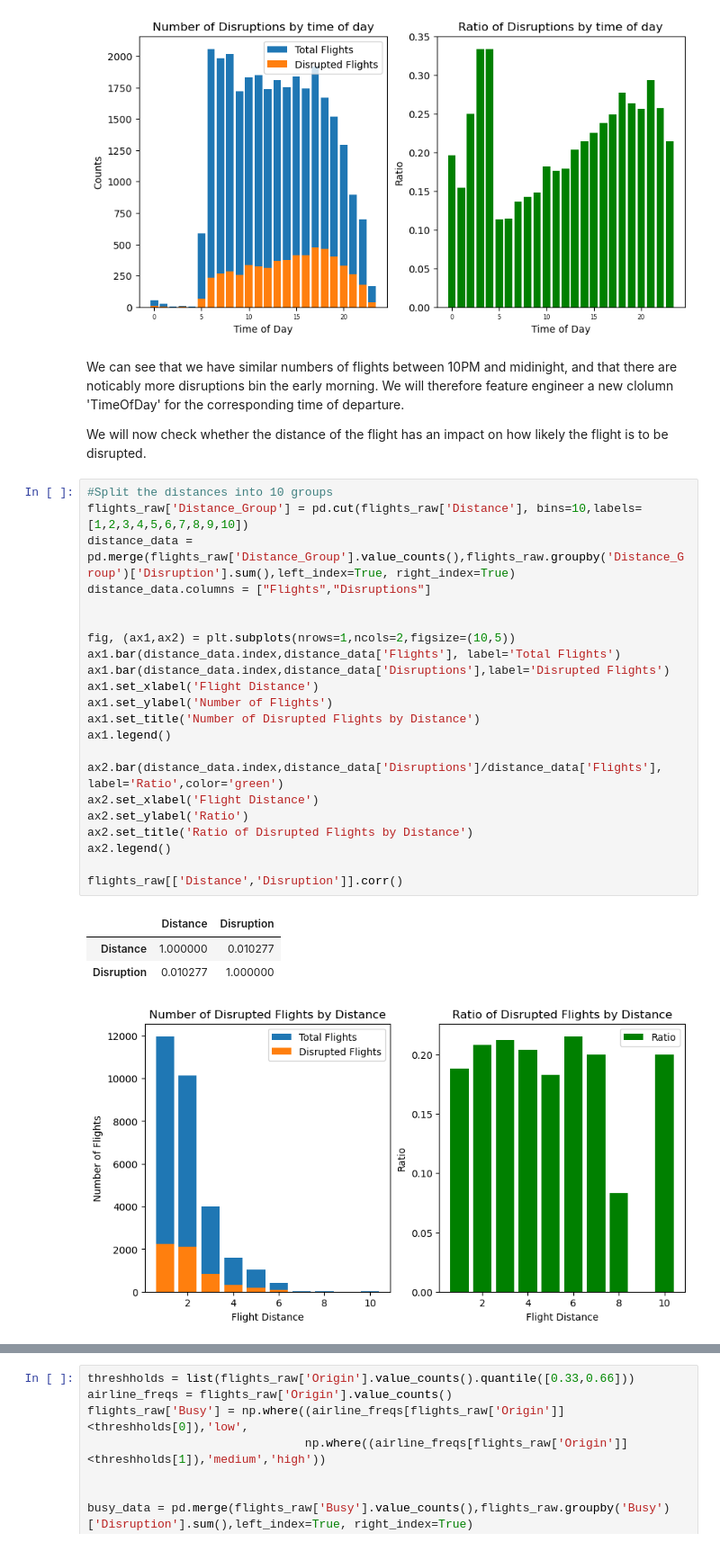
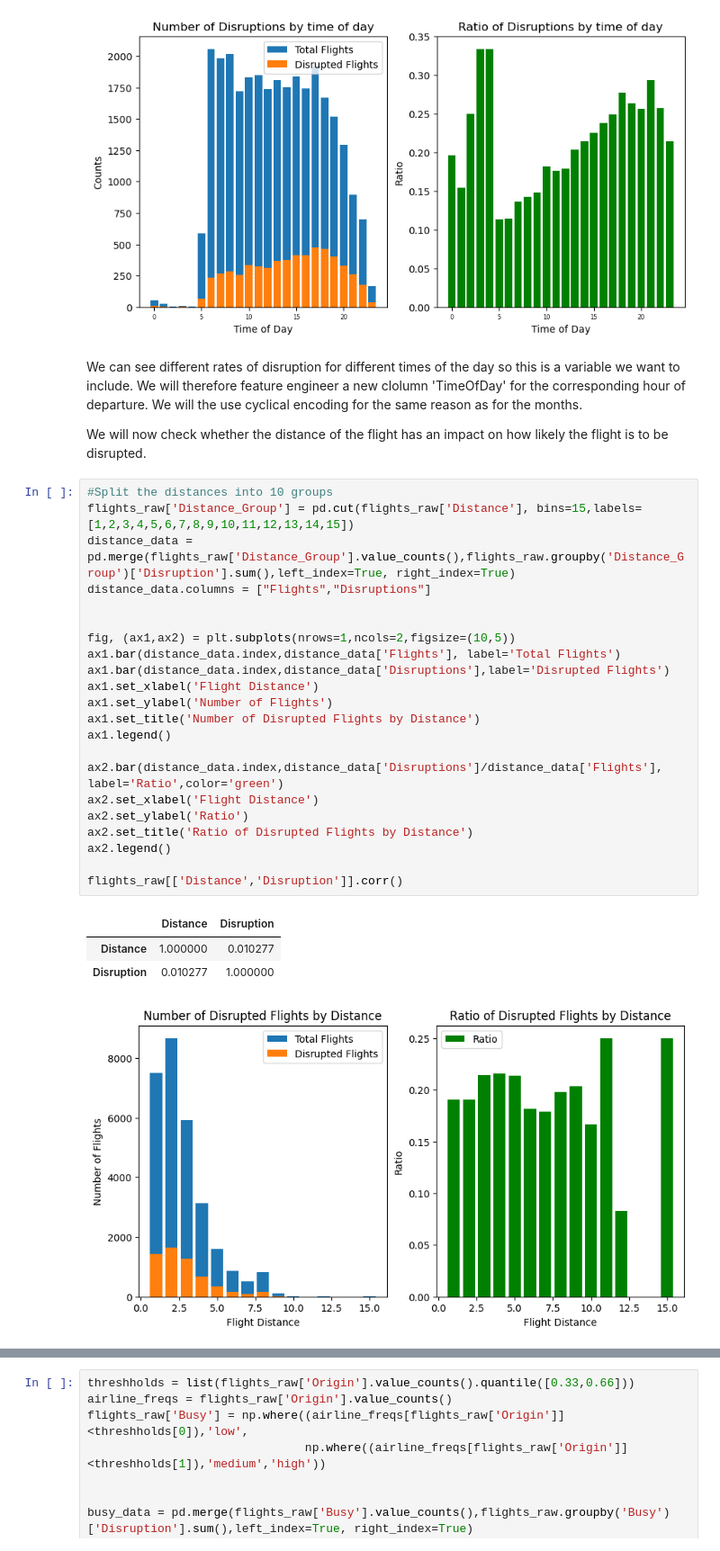
Before and after one commit to samuelleehope/ID5059_Flight_Prediction, a Jupyter notebook: ID5059Project1.ipynb, the cells around one changed output, grey strips where cells are left out. Shown at 90% size. Cells and saved outputs as stored; diff of their text form.

```diff
--- a/ID5059Project1.ipynb
+++ b/ID5059Project1.ipynb
@@ -204,34 +207,34 @@ ax2.tick_params(axis='x', which='both', labelsize = 6)
 # %% [output]
 [figure]
 # %% [markdown]
-We can see that we have similar numbers of flights between 10PM and midinight, and that there are noticably more disruptions bin the early morning. We will therefore feature engineer a new clolumn 'TimeOfDay' for the corresponding time of departure.
+We can see different rates of disruption for different times of the day so this is a variable we want to include. We will therefore feature engineer a new clolumn 'TimeOfDay' for the corresponding hour of departure. We will the use cyclical encoding for the same reason as for the months.
 
 We will now check whether the distance of the flight has an impact on how likely the flight is to be disrupted.
 # %%
 #Split the distances into 10 groups
-flights_raw['Distance_Group'] = pd.cut(flights_raw['Distance'], bins=10,labels=[1,2,3,4,5,6,7,8,9,10])
+flights_raw['Distance_Group'] = pd.cut(flights_raw['Distance'], bins=15,labels=[1,2,3,4,5,6,7,8,9,10,11,12,13,14,15])
 distance_data = pd.merge(flights_raw['Distance_Group'].value_counts(),flights_raw.groupby('Distance_Group')['Disruption'].sum(),left_index=True, right_index=True)
 distance_data.columns = ["Flights","Disruptions"]
 
 
 fig, (ax1,ax2) = plt.subplots(nrows=1,ncols=2,figsize=(10,5))
 ax1.bar(distance_data.index,distance_data['Flights'], label='Total Flights')
 ax1.bar(distance_data.index,distance_data['Disruptions'],label='Disrupted Flights')
 ax1.set_xlabel('Flight Distance')
 ax1.set_ylabel('Number of Flights')
 ax1.set_title('Number of Disrupted Flights by Distance')
 ax1.legend()
 
 ax2.bar(distance_data.index,distance_data['Disruptions']/distance_data['Flights'], label='Ratio',color='green')
 ax2.set_xlabel('Flight Distance')
 ax2.set_ylabel('Ratio')
 ax2.set_title('Ratio of Disrupted Flights by Distance')
 ax2.legend()
 
 flights_raw[['Distance','Disruption']].corr()
 # %% [output]
 |  | Distance | Disruption |
 | Distance | 1.000000 | 0.010277 |
 | Disruption | 0.010277 | 1.000000 |
-[figure, old version]
+[figure, new version]
 # %% [markdown]
```
Also changed, not shown: parts of 10 cells of this notebook.
